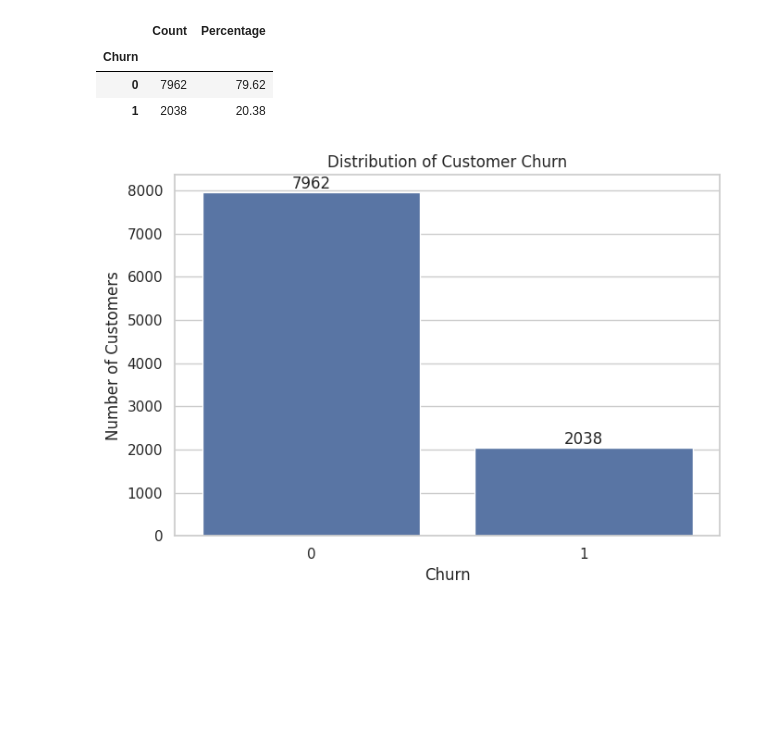
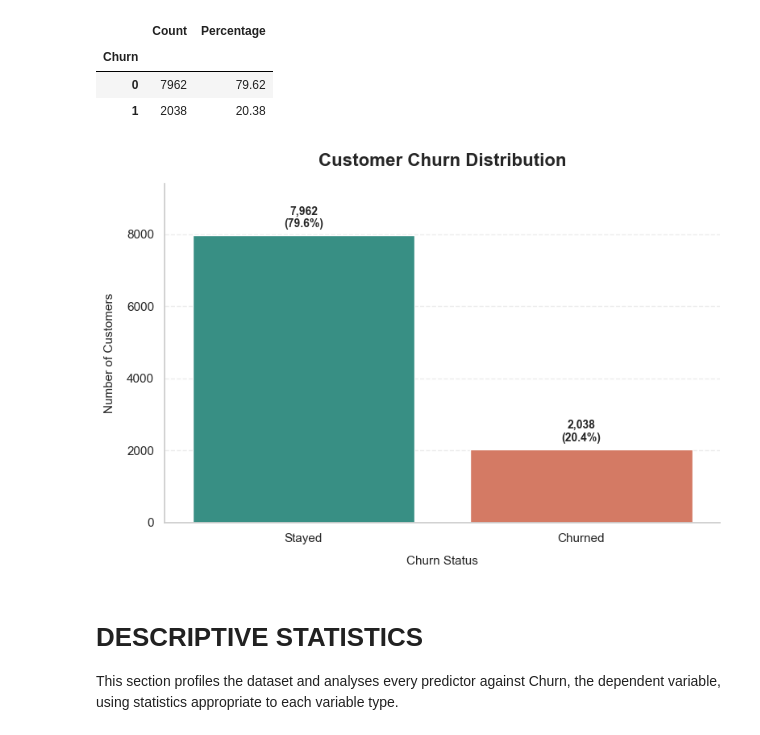
Before and after one commit to IshmaelMururami/customer-churn-prediction-kci, a Jupyter notebook: Objectives 1&2/Customer_Churn.ipynb, the cells around one changed output. Drawn from its saved outputs; the diff is of its cells as text; code cells hidden in the pictures; blank space fills up the shorter version.

Commit message:
Add customer churn prediction application

```diff
--- a/Objectives 1&2/Customer_Churn.ipynb
+++ b/Objectives 1&2/Customer_Churn.ipynb
@@ -278,22 +197,43 @@ display(churn_summary)
 # %%
 #####Numerical variables versus churn
 
 ##For Objective 1, we determine whether numerical characteristics differ between customers who churned and those who stayed.
-plt.figure(figsize=(7, 5))
+churn_counts = df["Churn"].value_counts().sort_index()
+total_customers = churn_counts.sum()
 
+plt.figure(figsize=(8, 5.5))
 ax = sns.countplot(
     data=df,
-    x="Churn"
+    x="Churn",
+    hue="Churn",
+    order=churn_counts.index,
+    hue_order=churn_counts.index,
+    palette=["#2A9D8F", "#E76F51"],
+    legend=False
 )
 
-plt.title("Distribution of Customer Churn")
-plt.xlabel("Churn")
-plt.ylabel("Number of Customers")
+ax.set_title("Customer Churn Distribution", fontsize=16, fontweight="bold", pad=16)
+ax.set_xlabel("Churn Status", fontsize=11, labelpad=10)
+ax.set_ylabel("Number of Customers", fontsize=11, labelpad=10)
+ax.set_xticklabels(["Stayed", "Churned"])
+ax.grid(axis="y", linestyle="--", alpha=0.35)
+ax.grid(axis="x", visible=False)
+ax.spines["top"].set_visible(False)
+ax.spines["right"].set_visible(False)
 
 for container in ax.containers:
-    ax.bar_label(container)
+    labels = [
+        f"{int(bar.get_height()):,}\n({bar.get_height() / total_customers:.1%})"
+        for bar in container
+    ]
+    ax.bar_label(container, labels=labels, padding=5, fontsize=10, fontweight="bold")
 
+ax.set_ylim(0, max(churn_counts) * 1.18)
 plt.tight_layout()
 plt.show()
 # %% [output]
-[figure, old version]
+[figure, new version]
+# %% [markdown]
+# DESCRIPTIVE STATISTICS
+
+This section profiles the dataset and analyses every predictor against Churn, the dependent variable, using statistics appropriate to each variable type.
```
Also changed, not shown: parts of 20 cells of this notebook, 18 other files.
